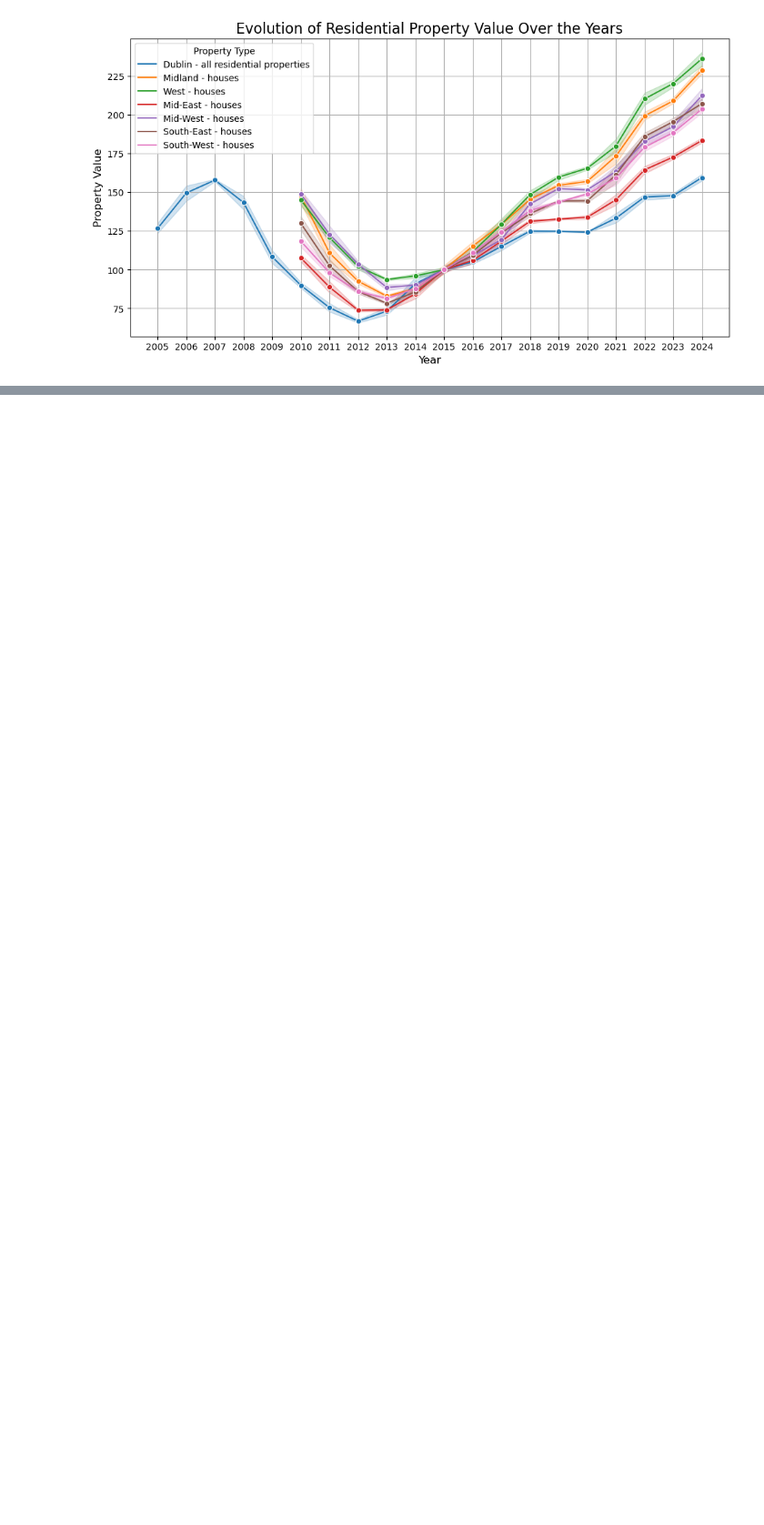
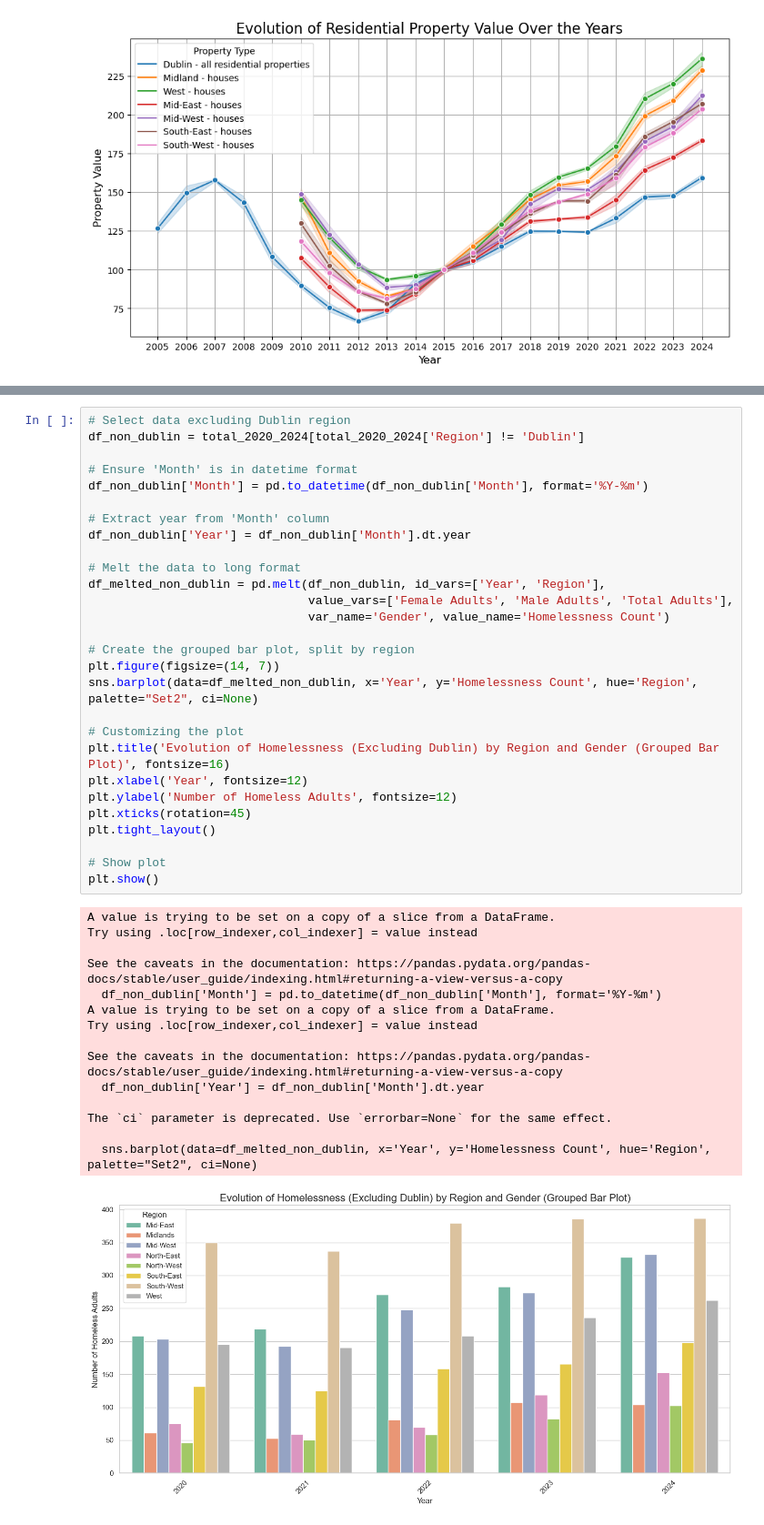
Before and after one commit to RobAstur/Programming-for-data-analytics, a Jupyter notebook: Project/project_version2.ipynb, the cells around one changed output, grey strips where cells are left out. Shown at 91% size. Drawn from its saved outputs; the diff is of its cells as text; blank space fills up the shorter version.

```diff
--- a/Project/project_version2.ipynb
+++ b/Project/project_version2.ipynb
@@ -237,0 +377,44 @@ plt.show()
+# %%
+# Select data excluding Dublin region
+df_non_dublin = total_2020_2024[total_2020_2024['Region'] != 'Dublin']
+
+# Ensure 'Month' is in datetime format
+df_non_dublin['Month'] = pd.to_datetime(df_non_dublin['Month'], format='%Y-%m')
+
+# Extract year from 'Month' column
+df_non_dublin['Year'] = df_non_dublin['Month'].dt.year
+
+# Melt the data to long format
+df_melted_non_dublin = pd.melt(df_non_dublin, id_vars=['Year', 'Region'],
+                               value_vars=['Female Adults', 'Male Adults', 'Total Adults'],
+                               var_name='Gender', value_name='Homelessness Count')
+
+# Create the grouped bar plot, split by region
+plt.figure(figsize=(14, 7))
+sns.barplot(data=df_melted_non_dublin, x='Year', y='Homelessness Count', hue='Region', palette="Set2", ci=None)
+
+# Customizing the plot
+plt.title('Evolution of Homelessness (Excluding Dublin) by Region and Gender (Grouped Bar Plot)', fontsize=16)
+plt.xlabel('Year', fontsize=12)
+plt.ylabel('Number of Homeless Adults', fontsize=12)
+plt.xticks(rotation=45)
+plt.tight_layout()
+
+# Show plot
+plt.show()
+# %% [output]
+A value is trying to be set on a copy of a slice from a DataFrame.
+Try using .loc[row_indexer,col_indexer] = value instead
+
+See the caveats in the documentation: https://pandas.pydata.org/pandas-docs/stable/user_guide/indexing.html#returning-a-view-versus-a-copy
+  df_non_dublin['Month'] = pd.to_datetime(df_non_dublin['Month'], format='%Y-%m')
+A value is trying to be set on a copy of a slice from a DataFrame.
+Try using .loc[row_indexer,col_indexer] = value instead
+
+See the caveats in the documentation: https://pandas.pydata.org/pandas-docs/stable/user_guide/indexing.html#returning-a-view-versus-a-copy
+  df_non_dublin['Year'] = df_non_dublin['Month'].dt.year
+
+The `ci` parameter is deprecated. Use `errorbar=None` for the same effect.
+
+  sns.barplot(data=df_melted_non_dublin, x='Year', y='Homelessness Count', hue='Region', palette="Set2", ci=None)
+[figure, added]
```
Also changed, not shown: parts of 11 cells of this notebook.
